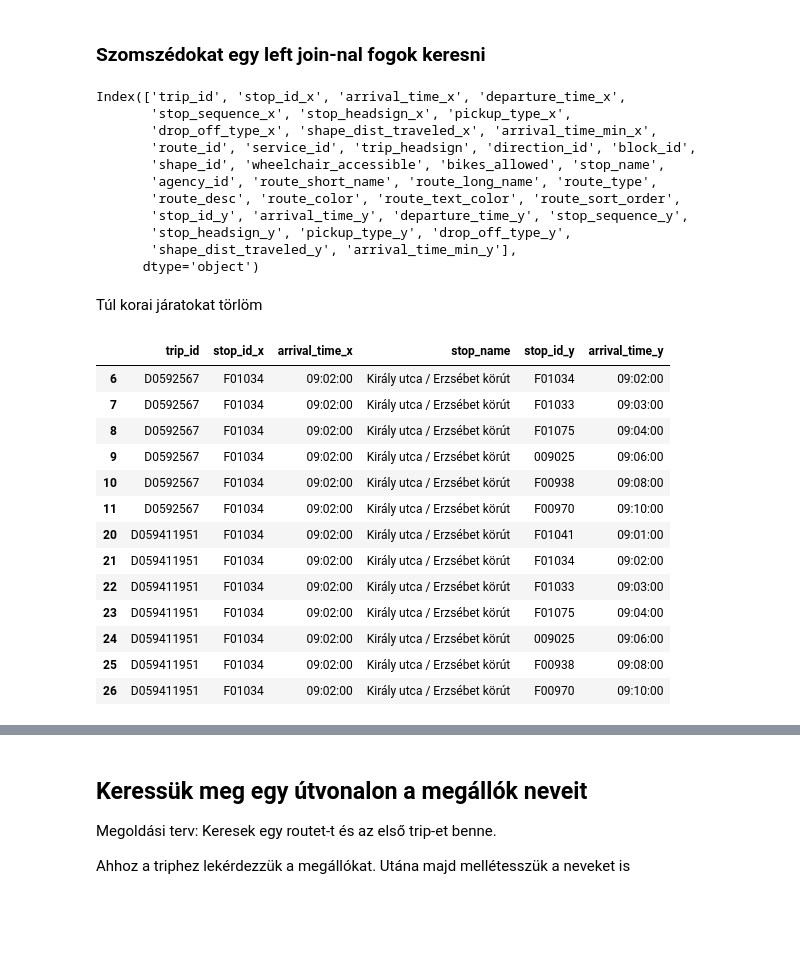
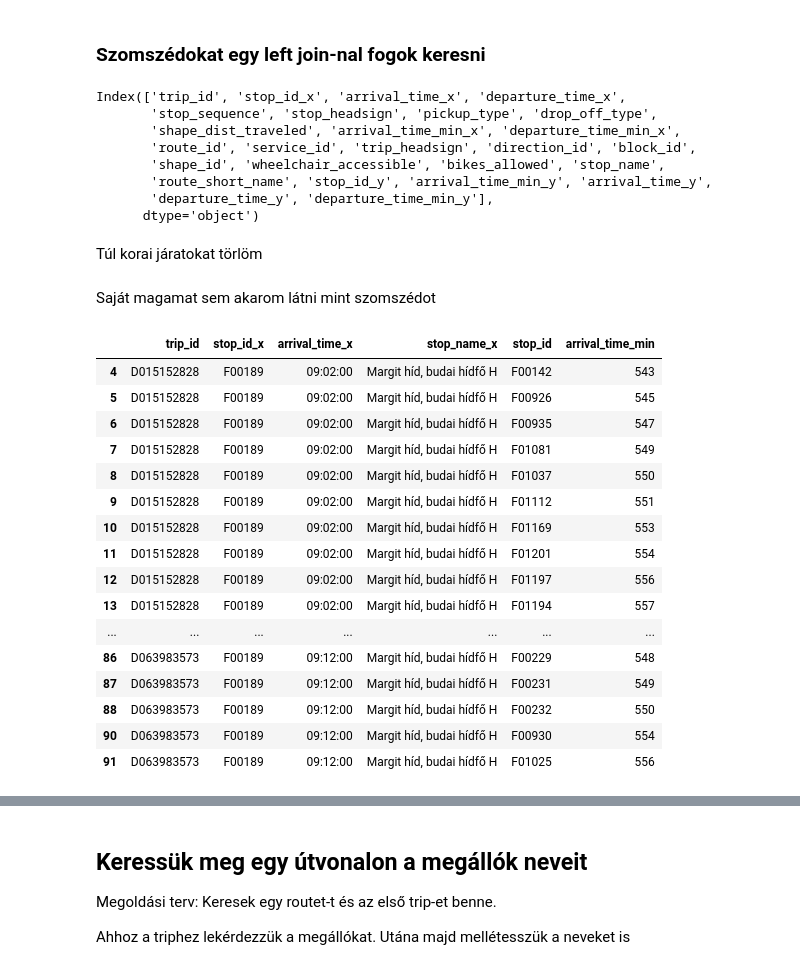
Before and after one commit to apulai/budapest_gtfs, a Jupyter notebook: bp_gtfs_v2.ipynb, the cells around one changed output, grey strips where cells are left out. Saved outputs shown, nothing was run; the diff lists cells and outputs as text; code cells hidden in the pictures; blank space fills up the shorter version.

```diff
--- a/bp_gtfs_v2.ipynb
+++ b/bp_gtfs_v2.ipynb
@@ -161,40 +214,47 @@ df_megallo_jaratok2[["stop_id","stop_name","trip_id", "route_id","route_short_na
 # %% [markdown]
 ### Szomszédokat egy left join-nal fogok keresni
 # %%
-df_szomszedok = pd.merge( df_megallo_jaratok2, df_stop_times, how="left", left_on="trip_id", right_on="trip_id")
+df_szomszedok = pd.merge( df_megallo_jaratok2, df_stop_times[["trip_id","stop_id","arrival_time_min","arrival_time","departure_time","departure_time_min"]], how="left", left_on="trip_id", right_on="trip_id")
 df_szomszedok.columns
 # %% [output]
 Index(['trip_id', 'stop_id_x', 'arrival_time_x', 'departure_time_x',
-       'stop_sequence_x', 'stop_headsign_x', 'pickup_type_x',
-       'drop_off_type_x', 'shape_dist_traveled_x', 'arrival_time_min_x',
+       'stop_sequence', 'stop_headsign', 'pickup_type', 'drop_off_type',
+       'shape_dist_traveled', 'arrival_time_min_x', 'departure_time_min_x',
        'route_id', 'service_id', 'trip_headsign', 'direction_id', 'block_id',
        'shape_id', 'wheelchair_accessible', 'bikes_allowed', 'stop_name',
-       'agency_id', 'route_short_name', 'route_long_name', 'route_type',
-       'route_desc', 'route_color', 'route_text_color', 'route_sort_order',
-       'stop_id_y', 'arrival_time_y', 'departure_time_y', 'stop_sequence_y',
-       'stop_headsign_y', 'pickup_type_y', 'drop_off_type_y',
-       'shape_dist_traveled_y', 'arrival_time_min_y'],
+       'route_short_name', 'stop_id_y', 'arrival_time_min_y', 'arrival_time_y',
+       'departure_time_y', 'departure_time_min_y'],
       dtype='object')
 # %% [markdown]
 Túl korai járatokat törlöm
+# %%
+df_szomszedok.rename(columns={"stop_name": "stop_name_x", "arrival_time_y":"arrival_time", "arrival_time_min_y":"arrival_time_min", "stop_id_y": "stop_id", }, inplace=True)
 # %%
-indices_to_drop = df_szomszedok [ df_szomszedok["arrival_time_min_y"] < arrival_time_min ].index
+indices_to_drop = df_szomszedok [ df_szomszedok["arrival_time_min"] <= arrival_time_min ].index
 df_szomszedok.drop( indices_to_drop, inplace= True)
+# %% [markdown]
+Saját magamat sem akarom látni mint szomszédot
+# %%
+indices_to_drop = df_szomszedok [ df_szomszedok["stop_id_x"] == df_szomszedok["stop_id"] ].index
+df_szomszedok.drop( indices_to_drop, inplace= True)
 # %%
-df_szomszedok[["trip_id","stop_id_x","arrival_time_x","stop_name","stop_id_y","arrival_time_y"]]
+df_szomszedok[["trip_id","stop_id_x","arrival_time_x","stop_name_x","stop_id","arrival_time_min"]]
 # %% [output]
-|  | trip_id | stop_id_x | arrival_time_x | stop_name | stop_id_y | arrival_time_y |
-| 6 | D0592567 | F01034 | 09:02:00 | Király utca / Erzsébet körút | F01034 | 09:02:00 |
-| 7 | D0592567 | F01034 | 09:02:00 | Király utca / Erzsébet körút | F01033 | 09:03:00 |
-| 8 | D0592567 | F01034 | 09:02:00 | Király utca / Erzsébet körút | F01075 | 09:04:00 |
-| 9 | D0592567 | F01034 | 09:02:00 | Király utca / Erzsébet körút | 009025 | 09:06:00 |
-| 10 | D0592567 | F01034 | 09:02:00 | Király utca / Erzsébet körút | F00938 | 09:08:00 |
-| 11 | D0592567 | F01034 | 09:02:00 | Király utca / Erzsébet körút | F00970 | 09:10:00 |
-| 20 | D059411951 | F01034 | 09:02:00 | Király utca / Erzsébet körút | F01041 | 09:01:00 |
-| 21 | D059411951 | F01034 | 09:02:00 | Király utca / Erzsébet körút | F01034 | 09:02:00 |
-| 22 | D059411951 | F01034 | 09:02:00 | Király utca / Erzsébet körút | F01033 | 09:03:00 |
-| 23 | D059411951 | F01034 | 09:02:00 | Király utca / Erzsébet körút | F01075 | 09:04:00 |
-| 24 | D059411951 | F01034 | 09:02:00 | Király utca / Erzsébet körút | 009025 | 09:06:00 |
-| 25 | D059411951 | F01034 | 09:02:00 | Király utca / Erzsébet körút | F00938 | 09:08:00 |
-| 26 | D059411951 | F01034 | 09:02:00 | Király utca / Erzsébet körút | F00970 | 09:10:00 |
+|  | trip_id | stop_id_x | arrival_time_x | stop_name_x | stop_id | arrival_time_min |
+| 4 | D015152828 | F00189 | 09:02:00 | Margit híd, budai hídfő H | F00142 | 543 |
+| 5 | D015152828 | F00189 | 09:02:00 | Margit híd, budai hídfő H | F00926 | 545 |
+| 6 | D015152828 | F00189 | 09:02:00 | Margit híd, budai hídfő H | F00935 | 547 |
+| 7 | D015152828 | F00189 | 09:02:00 | Margit híd, budai hídfő H | F01081 | 549 |
+| 8 | D015152828 | F00189 | 09:02:00 | Margit híd, budai hídfő H | F01037 | 550 |
+| 9 | D015152828 | F00189 | 09:02:00 | Margit híd, budai hídfő H | F01112 | 551 |
+| 10 | D015152828 | F00189 | 09:02:00 | Margit híd, budai hídfő H | F01169 | 553 |
+| 11 | D015152828 | F00189 | 09:02:00 | Margit híd, budai hídfő H | F01201 | 554 |
+| 12 | D015152828 | F00189 | 09:02:00 | Margit híd, budai hídfő H | F01197 | 556 |
+| 13 | D015152828 | F00189 | 09:02:00 | Margit híd, budai hídfő H | F01194 | 557 |
+| ... | ... | ... | ... | ... | ... | ... |
+| 86 | D063983573 | F00189 | 09:12:00 | Margit híd, budai hídfő H | F00229 | 548 |
+| 87 | D063983573 | F00189 | 09:12:00 | Margit híd, budai hídfő H | F00231 | 549 |
+| 88 | D063983573 | F00189 | 09:12:00 | Margit híd, budai hídfő H | F00232 | 550 |
+| 90 | D063983573 | F00189 | 09:12:00 | Margit híd, budai hídfő H | F00930 | 554 |
+| 91 | D063983573 | F00189 | 09:12:00 | Margit híd, budai hídfő H | F01025 | 556 |
 # %%
```
Also changed, not shown: parts of 23 cells of this notebook, 4 other files.
